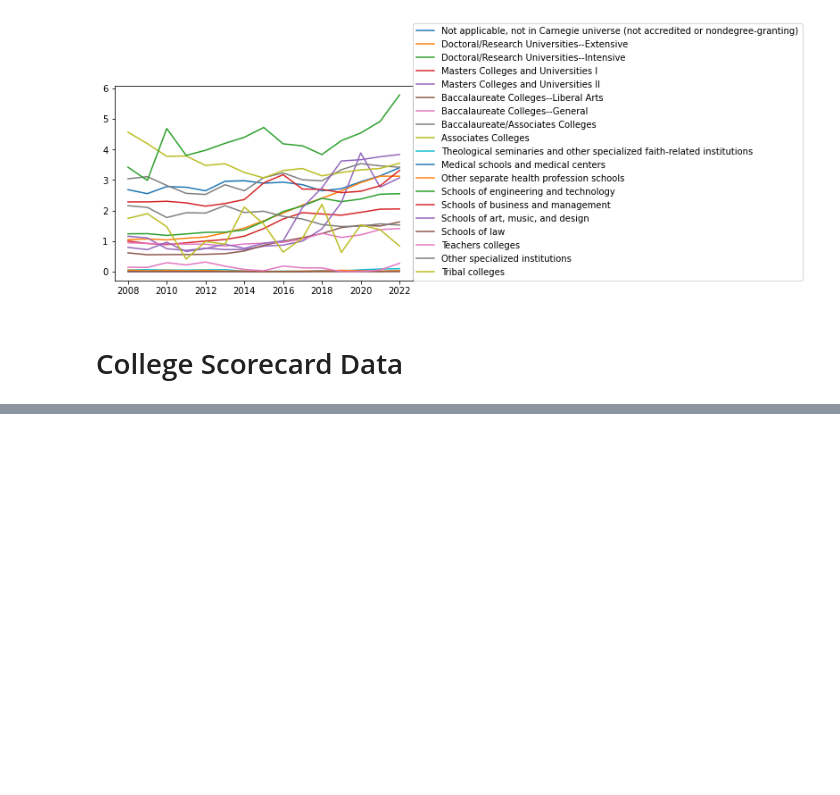
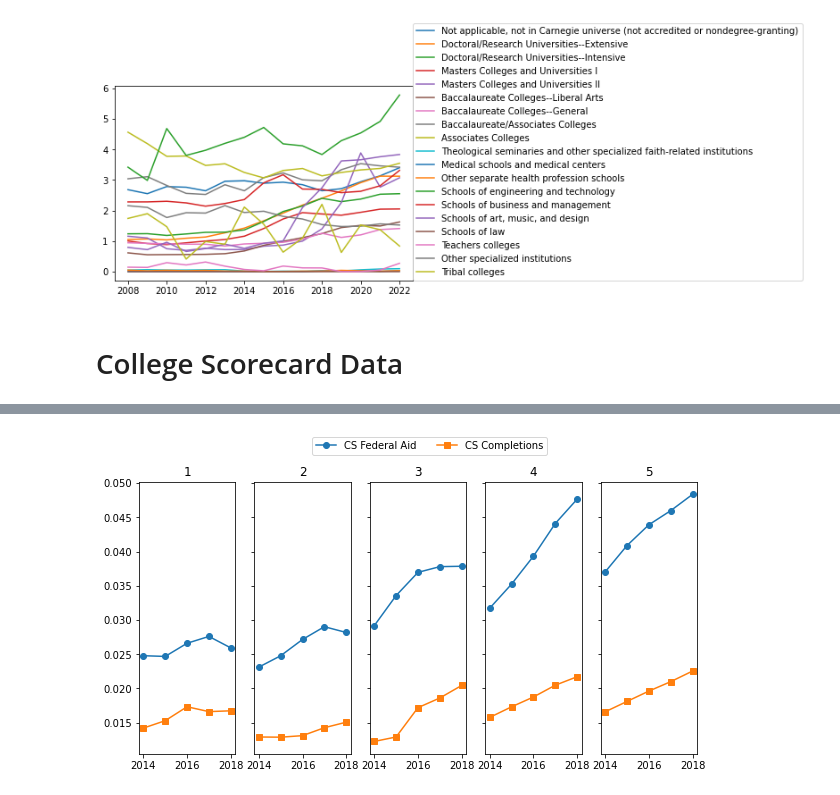
Before and after one commit to fahadsultan/pellstudents, a Jupyter notebook: src/pell_popularity.ipynb, the cells around one changed output, grey strips where cells are left out. Drawn from its saved outputs; the diff is of its cells as text; code cells hidden in the pictures; blank space fills up the shorter version.

Commit message:
Longitudinal analysis between Aid recipients and CS Completions, with respect to Institutional Charactersitcs

```diff
--- a/src/pell_popularity.ipynb
+++ b/src/pell_popularity.ipynb
@@ -372,2 +278,4 @@ all_sc['cs'] = all_sc['CIPCODE'].astype(str).apply(lambda x: len(x)==4 and x.sta
 # %%
-cs_pct_sc = all_sc.groupby('year').apply(lambda x: x[x['cs']]['IPEDSCOUNT1'].sum()/x['IPEDSCOUNT1'].sum())
+sc_stats = sc_agg.groupby(['UNITID', 'year']).apply(lambda x: x[x['cs']]['IPEDSCOUNT1'].sum()/x['IPEDSCOUNT1'].sum())
+sc_stats = sc_stats.reset_index().dropna().rename(columns={0: 'cs_aid_pct'})
+sc_stats['year2'] = sc_stats['year'].apply(lambda x: 2000+int(str(x)[:2]))
@@ -420,0 +284,6 @@ ipeds_count['cs'] = ipeds_count['']
+# %%
+all_dfs2 = all_dfs.reset_index().rename(columns={'index': 'UNITID'})
+ipeds_cs_pct = all_dfs2.groupby(['UNITID', 'year']).apply(lambda x: x[x['cs']]['CTOTALT'].sum()/x['CTOTALT'].sum())
+ipeds_cs_pct = ipeds_cs_pct.dropna().reset_index().rename(columns={0: 'cs_ipeds_pct'})
+# %%
+merged = pd.merge(sc_stats, ipeds_cs_pct, left_on=['UNITID', 'year2'], right_on=['UNITID', 'year'])
@@ -420,0 +314,26 @@ ipeds_count['cs'] = ipeds_count['']
+# %%
+merged2 = pd.merge(merged, insts, left_on='UNITID', right_on='UNITID')
+# %%
+grobj = merged2.groupby(['INSTSIZE', 'year2'])
+
+aid_stats = grobj.apply(lambda x: pd.Series({'mean': x['cs_aid_pct'].mean(), 'std': x['cs_aid_pct'].std()})).reset_index()
+cs_stats = grobj.apply(lambda x: pd.Series({'mean': x['cs_ipeds_pct'].mean(), 'std': x['cs_ipeds_pct'].std()})).reset_index()
+
+fig, axs = plt.subplots(1, 5, figsize=(10, 5), sharey=True)
+
+sizes = [1, 2, 3, 4, 5]
+
+for i, size in enumerate(sizes):
+    # if size < 0:
+    #     continue
+    filtered_aids = aid_stats[aid_stats['INSTSIZE']==size]
+    filtered_cs   = cs_stats[cs_stats['INSTSIZE']==size]
+
+    axs[i].plot(filtered_aids['year2'], filtered_aids['mean'], label='CS Federal Aid', marker='o')
+    axs[i].plot(filtered_cs['year2'], filtered_cs['mean'], label='CS Completions', marker='s')
+
+    axs[i].set_title(size)
+
+plt.legend(loc=(-3, 1.1), ncol=2);
+# %% [output]
+[figure, added]
```
Also changed, not shown: parts of 34 cells of this notebook.
